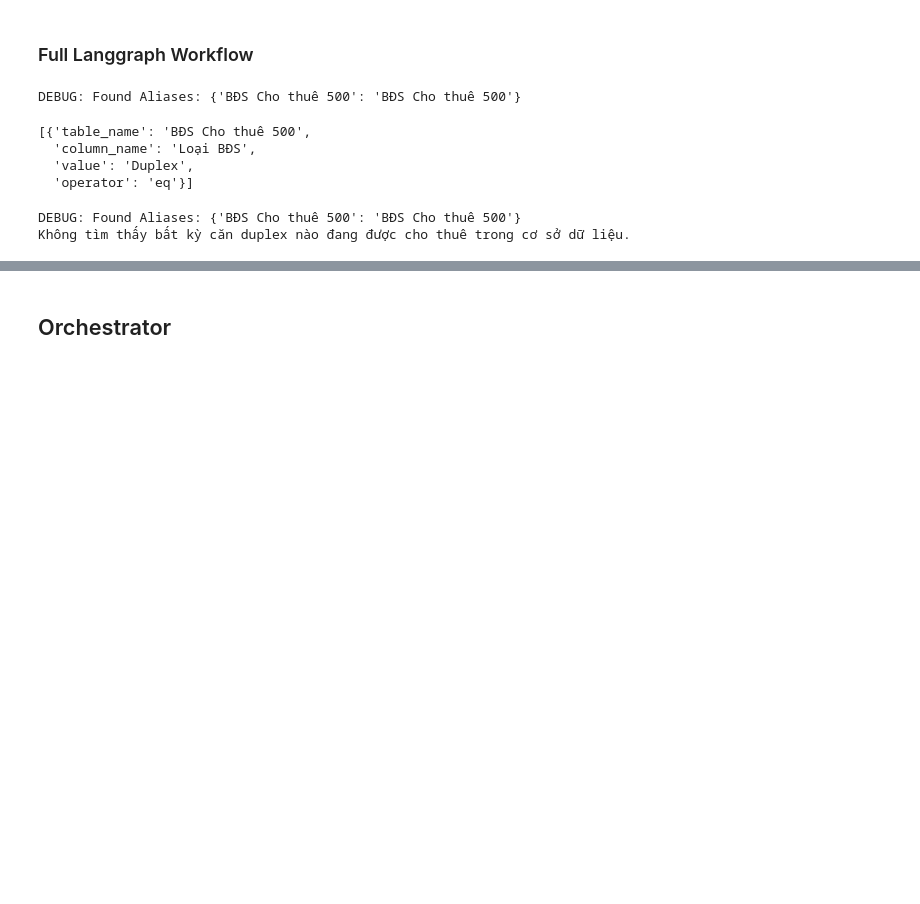
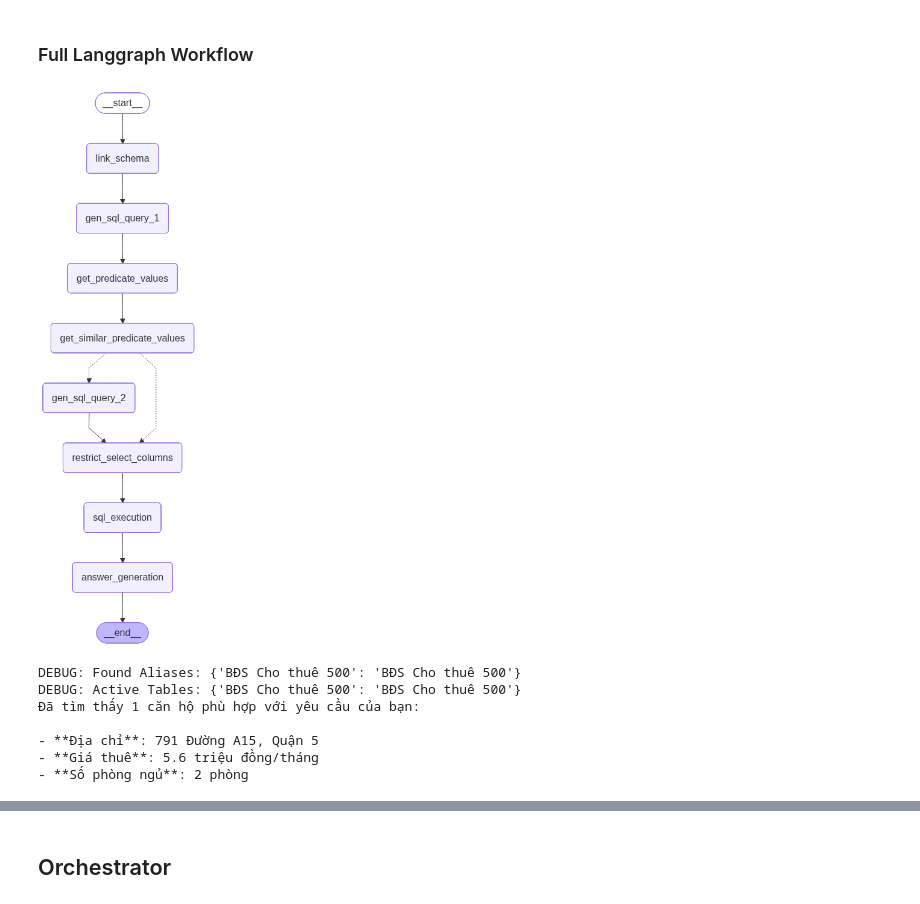
Before and after one commit to quangvinh2110/ext-chatbot, a Jupyter notebook: exp_01.ipynb, the cells around one changed output, grey strips where cells are left out. Cells and saved outputs as stored; diff of their text form; code cells hidden in the pictures; blank space fills up the shorter version.

Commit message:
minor fix sql assistant pipeline

```diff
--- a/exp_01.ipynb
+++ b/exp_01.ipynb
@@ -1762,14 +1782,12 @@ DEBUG: Found Aliases: {'BĐS Cho thuê 500': 'BĐS Cho thuê 500'}
 ### Full Langgraph Workflow
 # %%
 class SQLAssistantState(TypedDict):
-    query: str
+    user_query: str
     linked_schema: Dict[str, Dict[str, str]]
-    sql_query_1: str
-    db_output_1: Dict[str, Any]
+    sql_queries: List[str]
     predicate_values: List[Dict[str, Any]]
     tbl_col_sample_values: Dict[str, Dict[str, List[Any]]]
-    sql_query_2: str
-    db_output_2: Dict[str, Any]
+    db_output: Dict[str, Any]
     final_answer: str
 # %%
 SCHEMA_LINKING_TEMPLATE = """
@@ -2114,47 +2302,3 @@ def get_predicate_values(
-# %%
-sql_query_1 = """
-SELECT * FROM "BĐS Cho thuê 500"
-WHERE "Loại BĐS" = 'Duplex';
-""".strip()
-schema = {'BĐS Bán 500': {'Loại BĐS': 'TEXT',
-   'Diện tích (m²)': 'INTEGER',
-   'Giá (tỷ VNĐ)': 'REAL',
-   'Quận/Huyện': 'TEXT',
-   'Phường/Xã': 'TEXT',
-   'Địa chỉ': 'TEXT'},
-  'BĐS Cho thuê 500': {'Loại BĐS': 'TEXT',
-   'ID': 'TEXT',
-   'Địa chỉ': 'TEXT',
-   'Diện tích (m²)': 'INTEGER',
-   'Giá thuê (triệu/tháng)': 'REAL',
-   'Số phòng ngủ': 'INTEGER',
-   'Số phòng tắm': 'INTEGER'}
-}
-get_predicate_values({
-    "sql_query_1": sql_query_1,
-    "linked_schema": schema
-})["predicate_values"]
-# %% [output]
-DEBUG: Found Aliases: {'BĐS Cho thuê 500': 'BĐS Cho thuê 500'}
-[{'table_name': 'BĐS Cho thuê 500',
-  'column_name': 'Loại BĐS',
-  'value': 'Duplex',
-  'operator': 'eq'}]
-# %%
-async def get_similar_predicate_values(
-    state: SQLAssistantState,
-) -> List[Dict[str, Any]]:
-    predicate_values = state.get("predicate_values")
-    if not predicate_values:
-        return None
-    state["tbl_col_sample_values"] = await db.batch_search_similar_values(
-        [
-            (v["table_name"], v["column_name"], v["value"])
-            for v in predicate_values
-        ],
-        k=5
-    )
-    return state
 # %%
 ANSWER_GEN_TEMPLATE = """
 ### THÔNG TIN NGÀY THÁNG:
@@ -2299,10 +2549,21 @@ sql_assistant = builder.compile()
+# %%
+sql_assistant = build_sql_assistant_pipeline(llm, db)
+
+display(Image(sql_assistant.get_graph().draw_mermaid_png()))
+# %% [output]
+[figure, added]
 # %%
-query = "Cho tôi một vài căn duplex tôi muốn thuê"
-state = await sql_assistant.ainvoke({"query": query})
+user_query = "tôi muốn thuê một căn 2 phòng ngủ, giá dưới 6tr 1 tháng"
+state = await sql_assistant.ainvoke({"user_query": user_query})
 print(state["final_answer"])
 # %% [output]
 DEBUG: Found Aliases: {'BĐS Cho thuê 500': 'BĐS Cho thuê 500'}
-Không tìm thấy bất kỳ căn duplex nào đang được cho thuê trong cơ sở dữ liệu.
+DEBUG: Active Tables: {'BĐS Cho thuê 500': 'BĐS Cho thuê 500'}
+Đã tìm thấy 1 căn hộ phù hợp với yêu cầu của bạn:
+
+- **Địa chỉ**: 791 Đường A15, Quận 5
+- **Giá thuê**: 5.6 triệu đồng/tháng
+- **Số phòng ngủ**: 2 phòng
 # %%
 state
 # %% [output]
```
Also changed, not shown: parts of 15 cells of this notebook, 6 other files.
